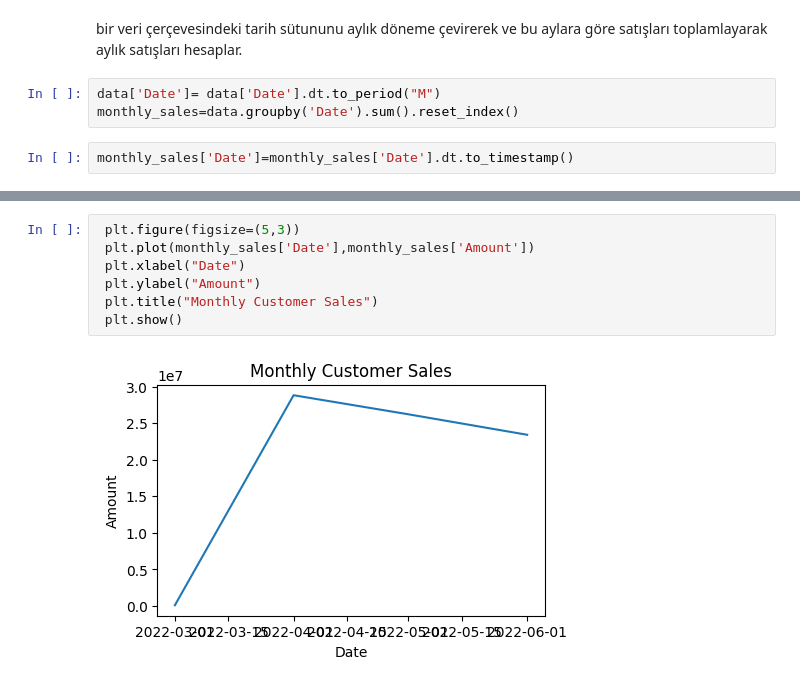
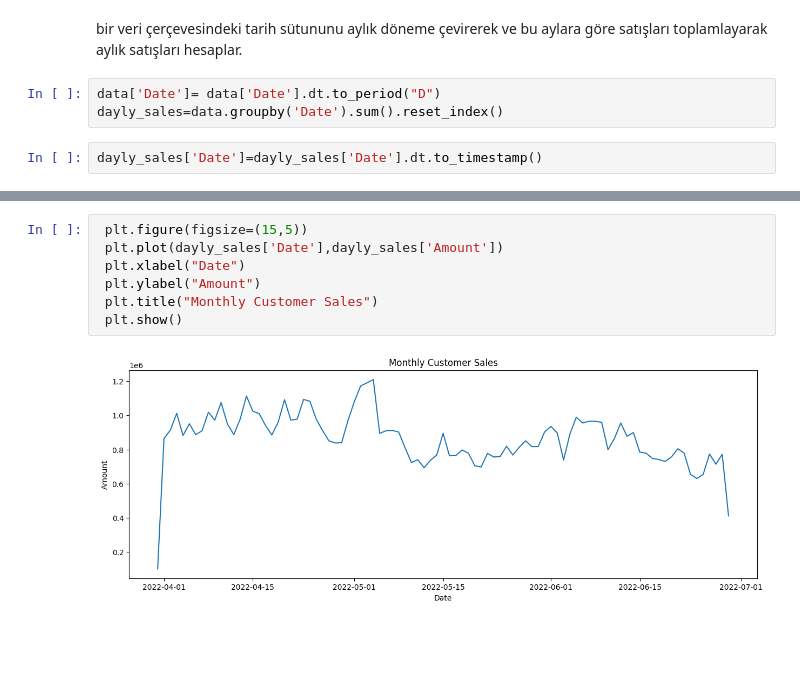
Before and after one commit to bfatmab/Sale_Forcasting_With_AI, a Jupyter notebook: Sale_Forcasting_Final_Project.ipynb, the cells around one changed output, grey strips where cells are left out. Cells and saved outputs as stored; diff of their text form; blank space fills up the shorter version.

```diff
--- a/Sale_Forcasting_Final_Project.ipynb
+++ b/Sale_Forcasting_Final_Project.ipynb
@@ -38,8 +66,8 @@ data['Date'] = pd.to_datetime(data['Date'])
 # %% [markdown]
 bir veri çerçevesindeki tarih sütununu aylık döneme çevirerek ve bu aylara göre satışları toplamlayarak aylık satışları hesaplar.
 # %%
-data['Date']= data['Date'].dt.to_period("M")
-monthly_sales=data.groupby('Date').sum().reset_index()
+data['Date']= data['Date'].dt.to_period("D")
+dayly_sales=data.groupby('Date').sum().reset_index()
 # %%
-monthly_sales['Date']=monthly_sales['Date'].dt.to_timestamp()
+dayly_sales['Date']=dayly_sales['Date'].dt.to_timestamp()
 # %%
@@ -47,9 +87,9 @@ monthly_sales.head(10)
 # %%
- plt.figure(figsize=(5,3))
- plt.plot(monthly_sales['Date'],monthly_sales['Amount'])
+ plt.figure(figsize=(15,5))
+ plt.plot(dayly_sales['Date'],dayly_sales['Amount'])
  plt.xlabel("Date")
  plt.ylabel("Amount")
  plt.title("Monthly Customer Sales")
  plt.show()
 # %% [output]
-[figure, old version]
+[figure, new version]
```
Also changed, not shown: parts of 4 cells of this notebook.
